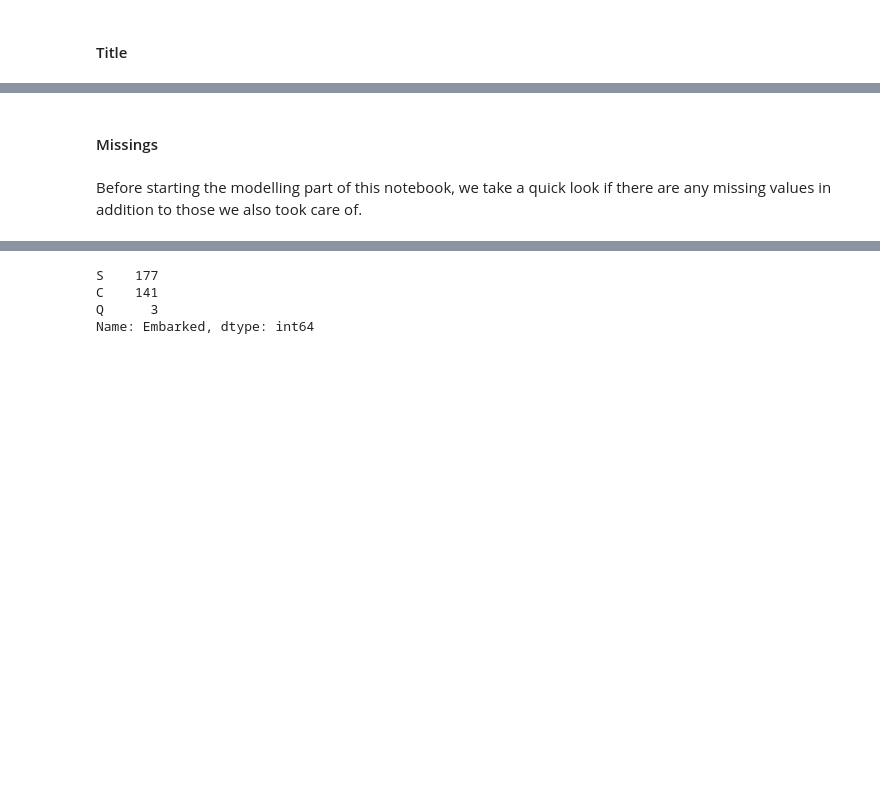
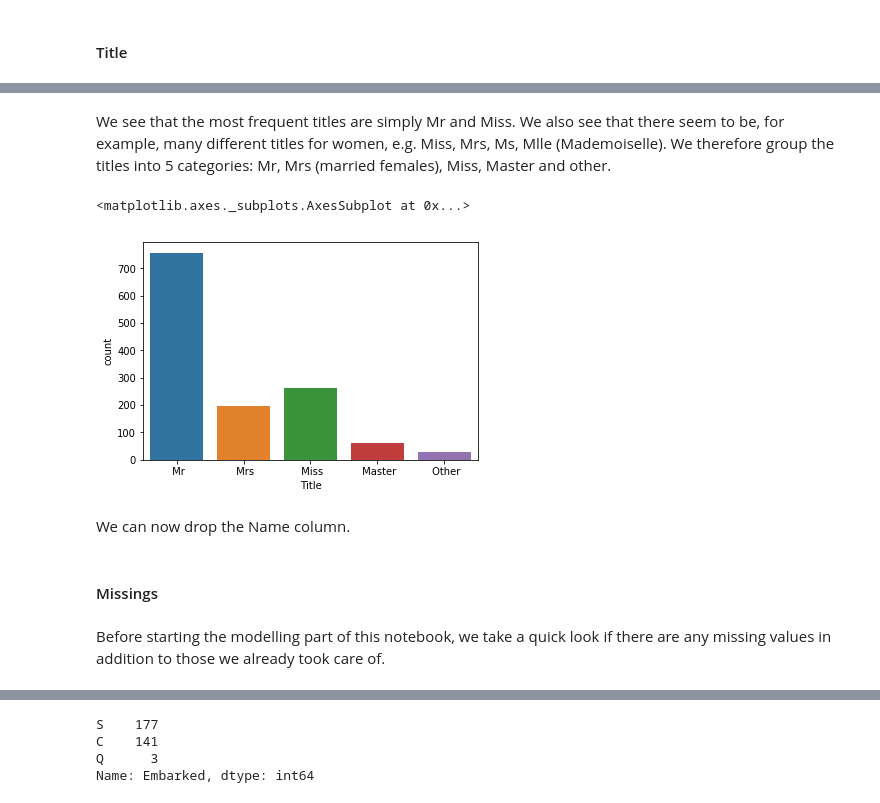
Before and after one commit to tlary/Kaggle_Titanic, a Jupyter notebook: Titanic.ipynb, the cells around one changed output, grey strips where cells are left out. Saved outputs shown, nothing was run; the diff lists cells and outputs as text; code cells hidden in the pictures; blank space fills up the shorter version.

```diff
--- a/Titanic.ipynb
+++ b/Titanic.ipynb
@@ -55,6 +55,3 @@ We can see that both datasets contain exactly the same variables except for "Sur
-# %%
-train = train.drop("Name", axis=1)
-test = test.drop("Name", axis=1)
 # %% [markdown]
 As a next step we can look at the data types of the variables.
 # %%
@@ -510,0 +563,2 @@ https://www.datacamp.com/community/tutorials/feature-engineering-kaggle
+# %% [markdown]
+We see that the most frequent titles are simply Mr and Miss. We also see that there seem to be, for example, many different titles for women, e.g. Miss, Mrs, Ms, Mlle (Mademoiselle). We therefore group the titles into 5 categories: Mr, Mrs (married females), Miss, Master and other.
@@ -510,0 +571,21 @@ https://www.datacamp.com/community/tutorials/feature-engineering-kaggle
+# %%
+data["Title"] = data["Title"].apply(lambda x: x.replace("Mme", "Mrs"))
+data["Title"] = data["Title"].apply(lambda x: x.replace("Mlle", "Miss"))
+data["Title"] = data["Title"].apply(lambda x: x.replace("Ms", "Miss"))
+data["Title"] = data["Title"].apply(lambda x: x.replace("Dona", "Other"))
+data["Title"] = data["Title"].apply(lambda x: x.replace("Don", "Other"))
+data["Title"] = data["Title"].apply(lambda x: x.replace("Rev", "Other"))
+data["Title"] = data["Title"].apply(lambda x: x.replace("Dr", "Other"))
+data["Title"] = data["Title"].apply(lambda x: x.replace("Major", "Other"))
+data["Title"] = data["Title"].apply(lambda x: x.replace("Lady", "Other"))
+data["Title"] = data["Title"].apply(lambda x: x.replace("Sir", "Other"))
+data["Title"] = data["Title"].apply(lambda x: x.replace("Col", "Other"))
+data["Title"] = data["Title"].apply(lambda x: x.replace("Capt", "Other"))
+data["Title"] = data["Title"].apply(lambda x: x.replace("the Countess", "Other"))
+data["Title"] = data["Title"].apply(lambda x: x.replace("Jonkheer", "Other"))
+sns.countplot(data=data, x="Title")
+# %% [output]
+<matplotlib.axes._subplots.AxesSubplot at 0x...>
+[figure, added]
+# %% [markdown]
+We can now drop the Name column.
@@ -511,7 +594,7 @@ https://www.datacamp.com/community/tutorials/feature-engineering-kaggle
 # %% [markdown]
 #### Missings
 # %% [markdown]
-Before starting the modelling part of this notebook, we take a quick look if there are any missing values in addition to those we also took care of.
+Before starting the modelling part of this notebook, we take a quick look if there are any missing values in addition to those we already took care of.
 # %%
 data.isnull().sum()
 # %% [output]
```
Also changed, not shown: parts of 28 cells of this notebook.
